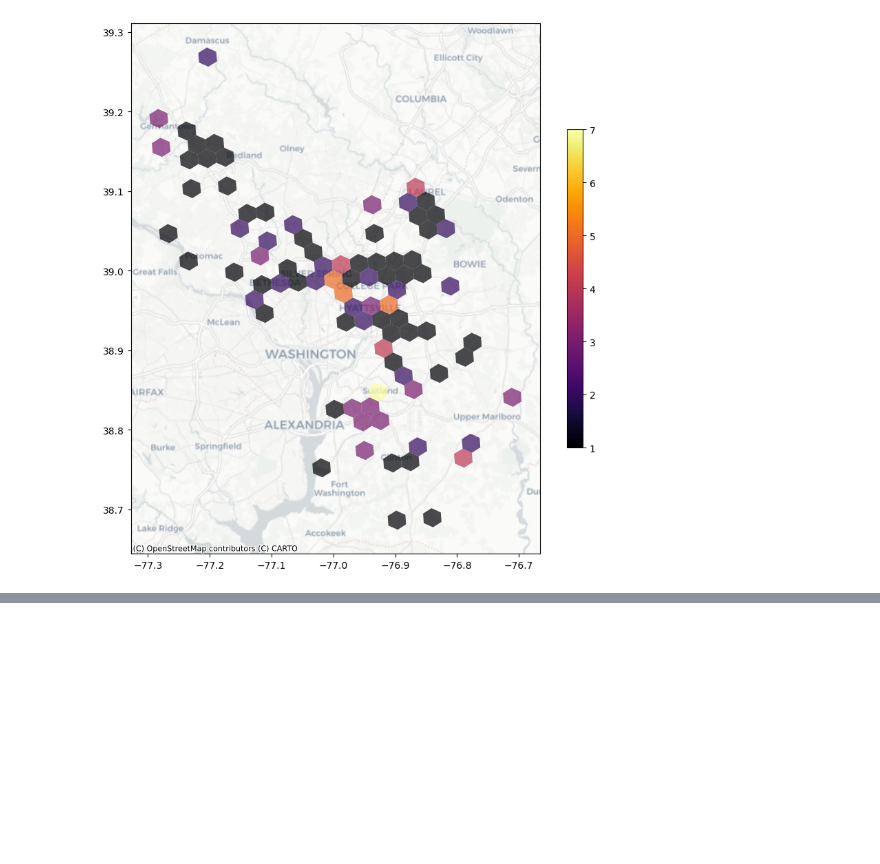
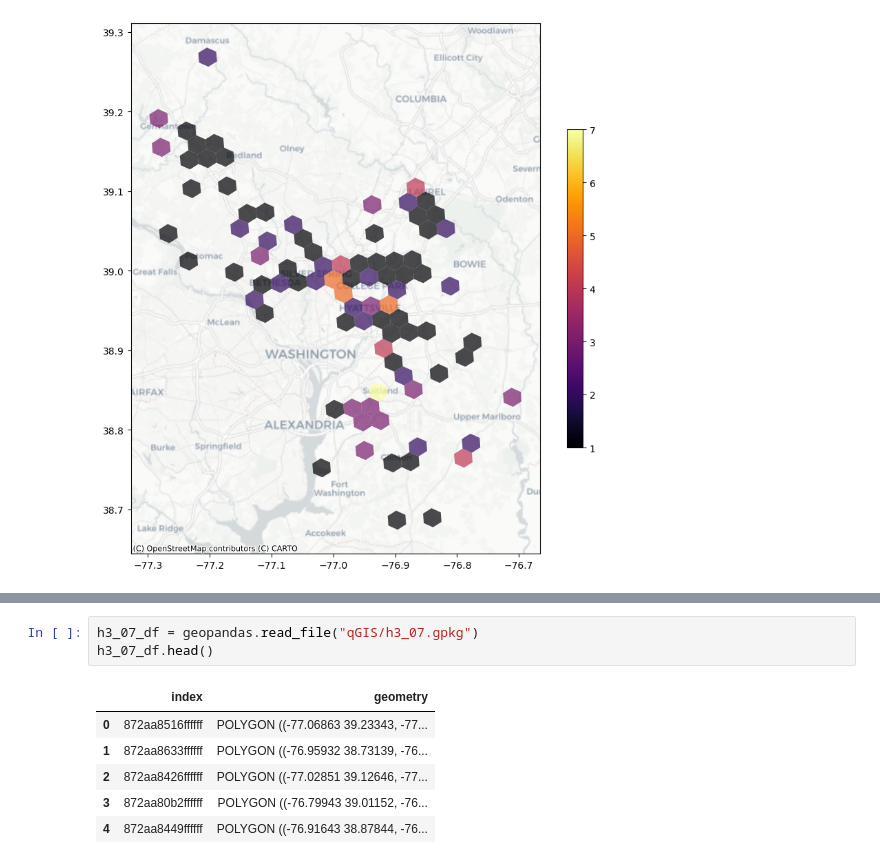
Before and after one commit to emmafurth/SewerRepairDataAnalysisProject, a Jupyter notebook: EDA/WSSC_Alert_H3_EDA.ipynb, the cells around one changed output, grey strips where cells are left out. Saved outputs shown, nothing was run; the diff lists cells and outputs as text; blank space fills up the shorter version.

```diff
--- a/EDA/WSSC_Alert_H3_EDA.ipynb
+++ b/EDA/WSSC_Alert_H3_EDA.ipynb
@@ -544,3 +544,13 @@ m
 # If you're using vscode and get a message about need to trust this notebook, or if the basemap doesn't load correctly, try adding an empty markdown cell after this (or delete and recreate, if one already exists)
 # %% [output]
 [interactive output not drawn]
+# %%
+h3_07_df = geopandas.read_file("qGIS/h3_07.gpkg")
+h3_07_df.head()
+# %% [output]
+|  | index | geometry |
+| 0 | 872aa8516ffffff | POLYGON ((-77.06863 39.23343, -77... |
+| 1 | 872aa8633ffffff | POLYGON ((-76.95932 38.73139, -76... |
+| 2 | 872aa8426ffffff | POLYGON ((-77.02851 39.12646, -77... |
+| 3 | 872aa80b2ffffff | POLYGON ((-76.79943 39.01152, -76... |
+| 4 | 872aa8449ffffff | POLYGON ((-76.91643 38.87844, -76... |
```
Also changed, not shown: parts of 6 cells of this notebook, 1 other file.
